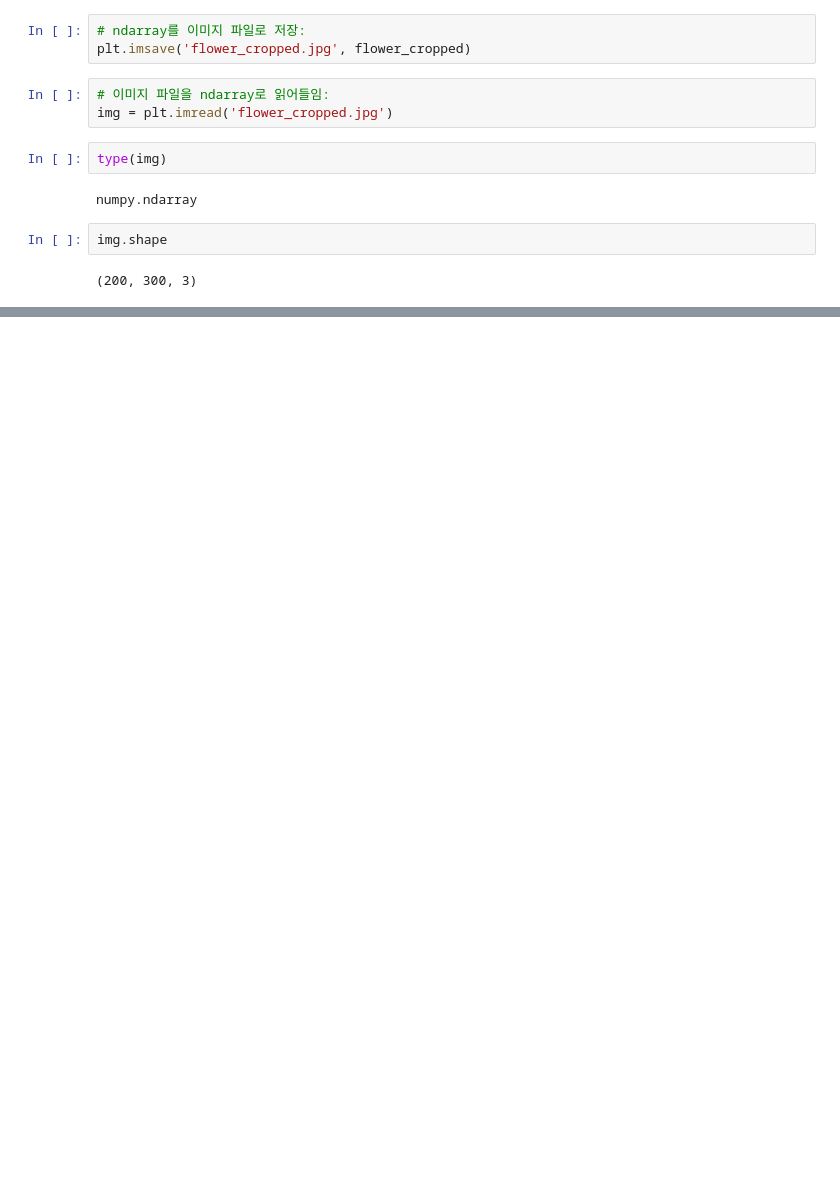
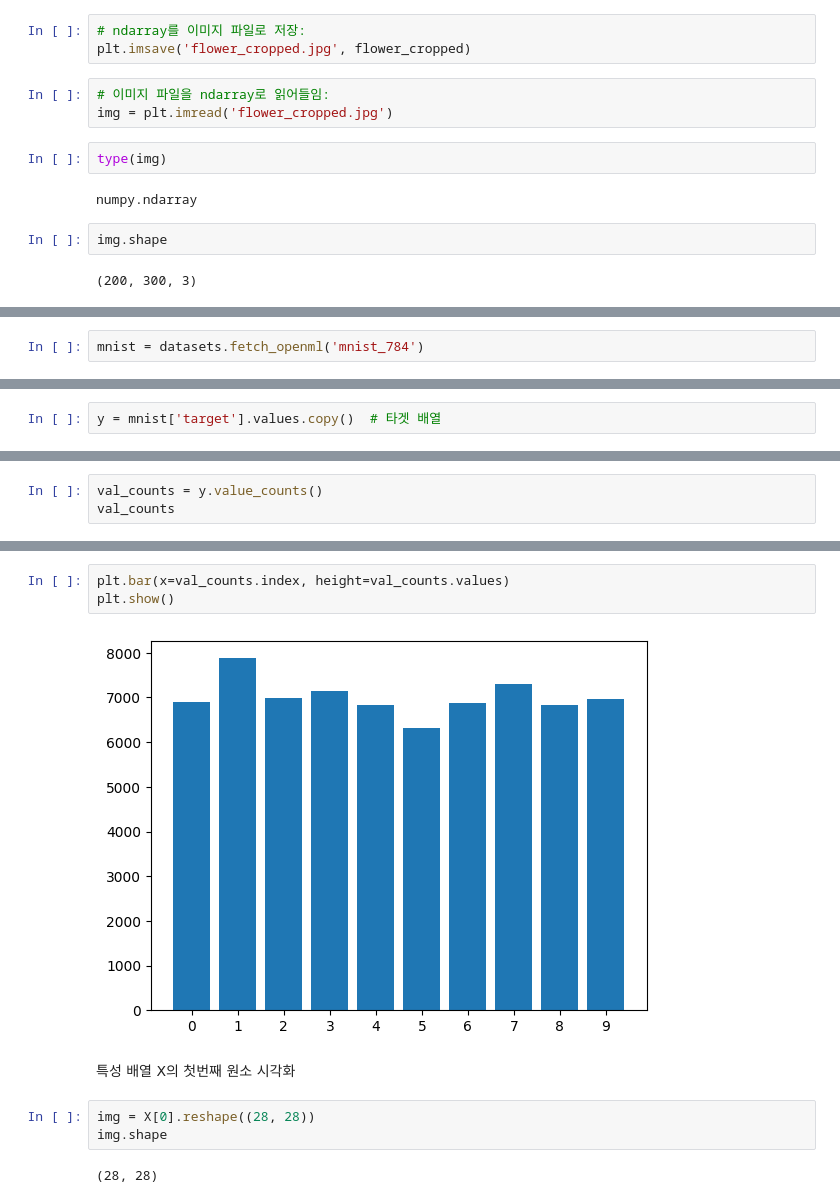
Before and after one commit to kiminhonawa/python, a Jupyter notebook: ml05_mnist.ipynb, the cells around one changed output, grey strips where cells are left out. Drawn from its saved outputs; the diff is of its cells as text; blank space fills up the shorter version.

```diff
--- a/ml05_mnist.ipynb
+++ b/ml05_mnist.ipynb
@@ -97,0 +105,2 @@ img.shape
+# %%
+mnist = datasets.fetch_openml('mnist_784')
@@ -97,0 +142,2 @@ img.shape
+# %%
+y = mnist['target'].values.copy()  # 타겟 배열
@@ -97,0 +157,3 @@ img.shape
+# %%
+val_counts = y.value_counts()
+val_counts
@@ -97,0 +172,12 @@ img.shape
+# %%
+plt.bar(x=val_counts.index, height=val_counts.values)
+plt.show()
+# %% [output]
+[figure, added]
+# %% [markdown]
+특성 배열 X의 첫번째 원소 시각화
+# %%
+img = X[0].reshape((28, 28))
+img.shape
+# %% [output]
+(28, 28)
```
Also changed, not shown: parts of 15 cells of this notebook.
